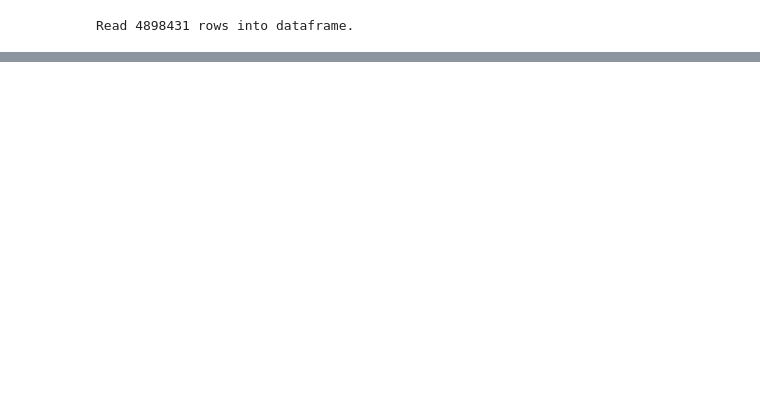
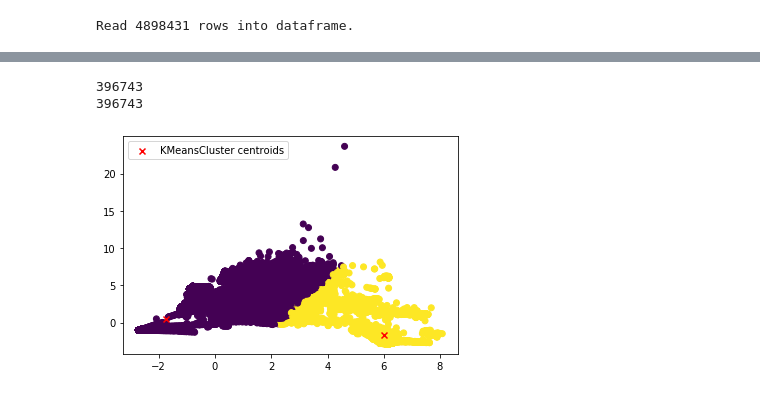
Before and after one commit to greg-norton/kdd99-ml, a Jupyter notebook: tensorflow-multiclass-classification.ipynb, the cells around one changed output, grey strips where cells are left out. Drawn from its saved outputs; the diff is of its cells as text; code cells hidden in the pictures; blank space fills up the shorter version.

Commit message:
Added KMeans Clustering experiments to the tensorflow-multiclass-classification notebook. We no longer need the gregKMeansTest notebook

```diff
--- a/tensorflow-multiclass-classification.ipynb
+++ b/tensorflow-multiclass-classification.ipynb
@@ -339,0 +365,8 @@ if SCOPE == 'binary':
+# %%
+if DATASET == 'nslkdd':
+# df['outcome'].head()
+    x_df = df.drop(['outcome'], axis=1)
+    x_df = StandardScaler().fit_transform(x_df)
+
+else:
+    x_df = StandardScaler().fit_transform(df)
@@ -339,0 +382,38 @@ if SCOPE == 'binary':
+# %%
+pca = PCA(n_components=2)
+principalComponents = pca.fit_transform(x_df)
+principalDf = pd.DataFrame(data = principalComponents
+             , columns = ['principal component 1', 'principal component 2'])
+# %%
+km = KMeans(n_clusters = 2)
+km.fit(principalDf)
+y_kmeans = km.predict(principalDf)
+# %%
+#this block prepares a true_normal_df for visualization, so we can compare against the two groups generated by K-Means Clustering
+if DATASET == 'nslkdd':
+    true_normal_df = principalDf.copy() #get the PCA1 and PCA2 columns from the principalDf (original df), copy them into a new true_normal_df
+    true_normal_df['outcome'] = df['outcome'] #copy the outcome column from the original dataframe to the true_normal_df
+    true_normal_df = true_normal_df.drop(true_normal_df[true_normal_df.outcome != 'normal'].index) #delete all rows from the true_normal_df that have an outcome that is NOT normal
+    print(len(true_normal_df['outcome']), (true_normal_df.outcome == 'normal').sum()) #proof that every outcome in our table is normal
+    true_normal_df.drop(['outcome'], axis = 1) #finally, drop the outcome column from the true_normal_df, and we are left with PCA1 and PCA2 cols that correspond to the true normal rows, so we can plot and visualize these in the next step
+
+
+else:
+    true_normal_df = principalDf.copy()
+#     print((df['outcome'] == 1).sum())
+    true_normal_df['outcome'] = df['outcome']
+    true_normal_df = true_normal_df.drop(true_normal_df[true_normal_df.outcome != 1].index) #delete all rows from true_normal_df with outcome != 'normal'
+#     print(len(true_normal_df))
+# %% [output]
+396743
+396743
+# %%
+scatter = plt.scatter(principalDf['principal component 1'], principalDf['principal component 2'], c = y_kmeans, cmap = 'viridis')
+centers = np.array(km.cluster_centers_)
+plt.scatter(centers[:,0], centers[:,1], marker="x", color='r', label = 'KMeansCluster centroids')
+plt.legend(loc="upper left")
+# Below we see the result of splitting the dataset into 2 clusters using KMeans Clusters.
+# On the left is normal data, on the right is anomaly data
+plt.show()
+# %% [output]
+[figure, added]
```
Also changed, not shown: parts of 7 cells of this notebook.
